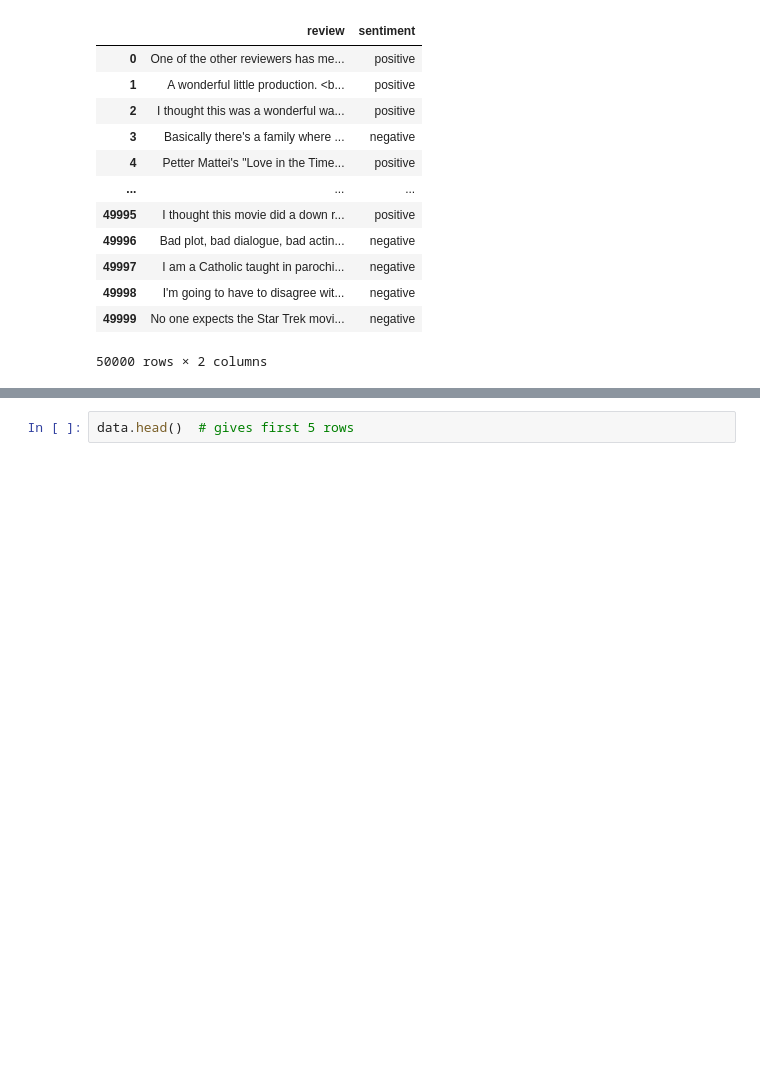
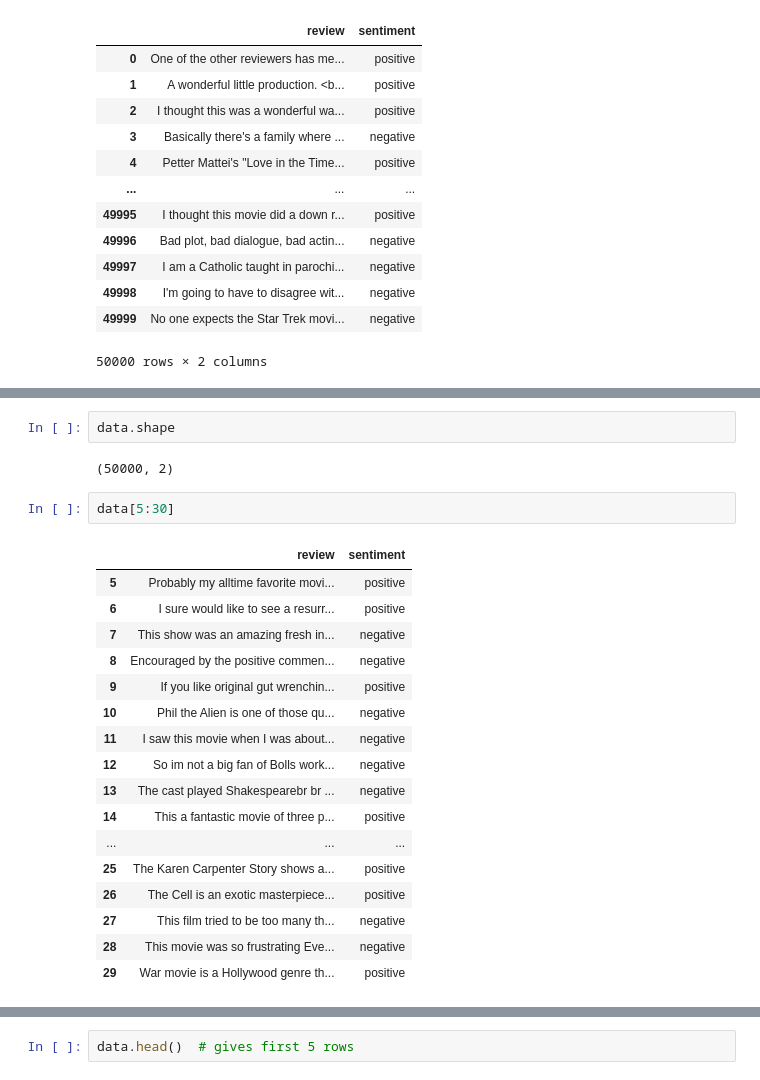
Before and after one commit to kanakarajuadari/nlp_bootcamp, a Jupyter notebook: Text_Preprocessing_01.ipynb, the cells around one changed output, grey strips where cells are left out. Drawn from its saved outputs; the diff is of its cells as text; blank space fills up the shorter version.

```diff
--- a/Text_Preprocessing_01.ipynb
+++ b/Text_Preprocessing_01.ipynb
@@ -22,0 +35,24 @@ data
+# %%
+data.shape
+# %% [output]
+(50000, 2)
+# %%
+data[5:30]
+# %% [output]
+|  | review | sentiment |
+| 5 | Probably my alltime favorite movi... | positive |
+| 6 | I sure would like to see a resurr... | positive |
+| 7 | This show was an amazing fresh in... | negative |
+| 8 | Encouraged by the positive commen... | negative |
+| 9 | If you like original gut wrenchin... | positive |
+| 10 | Phil the Alien is one of those qu... | negative |
+| 11 | I saw this movie when I was about... | negative |
+| 12 | So im not a big fan of Bolls work... | negative |
+| 13 | The cast played Shakespearebr br ... | negative |
+| 14 | This a fantastic movie of three p... | positive |
+| ... | ... | ... |
+| 25 | The Karen Carpenter Story shows a... | positive |
+| 26 | The Cell is an exotic masterpiece... | positive |
+| 27 | This film tried to be too many th... | negative |
+| 28 | This movie was so frustrating Eve... | negative |
+| 29 | War movie is a Hollywood genre th... | positive |
```
Also changed, not shown: parts of 36 cells of this notebook, 1 other file.
